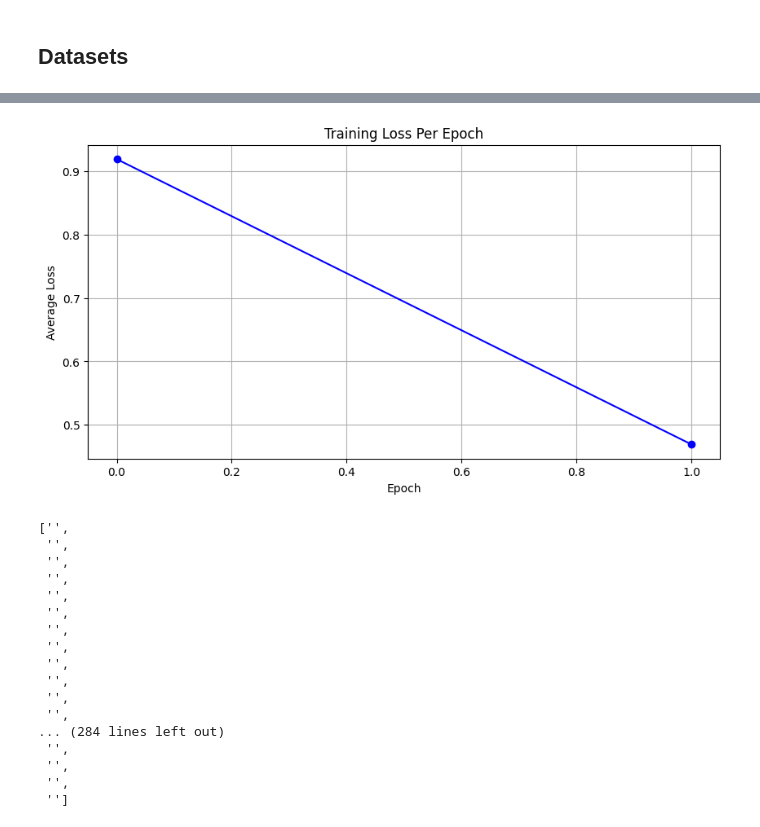
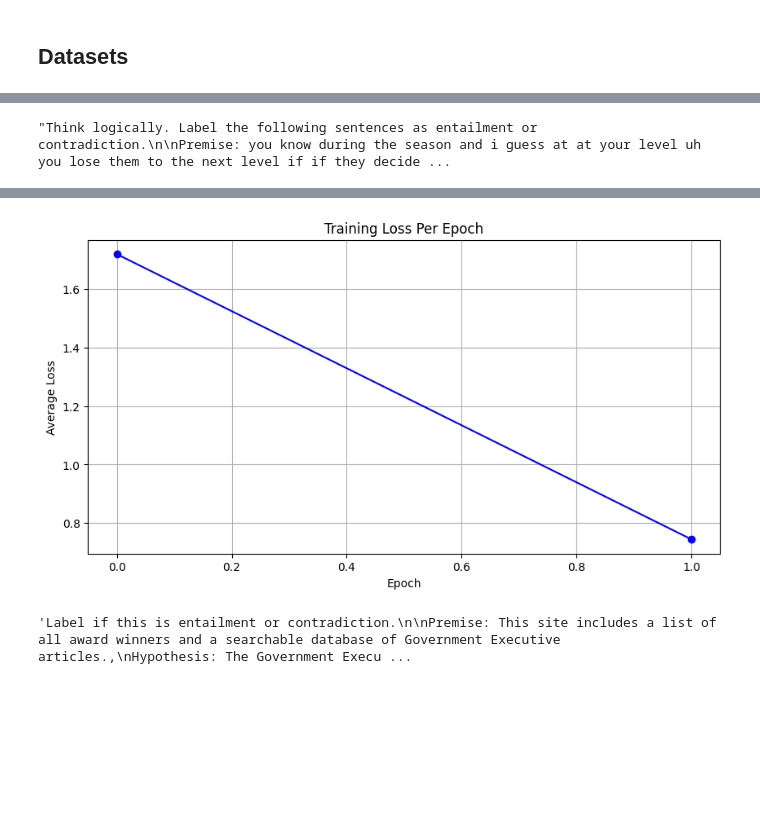
Before and after one commit to upadraj/In-context, a Jupyter notebook: integrate_data_teacher_student.ipynb, the cells around one changed output, grey strips where cells are left out. Saved outputs shown, nothing was run; the diff lists cells and outputs as text; code cells hidden in the pictures; blank space fills up the shorter version.

Commit message:
adjust teacher prompt, increase prompt flexibility

```diff
--- a/integrate_data_teacher_student.ipynb
+++ b/integrate_data_teacher_student.ipynb
@@ -35,7 +35,9 @@ student_model = OPTForCausalLM.from_pretrained("facebook/opt-125m") # student mo
 data_set_used='mnli'
 datasets, labels, num_labels = load_glue_datasets(data_set_used)
 # %%
-def create_batch_token(dataset_name, datasets,tokenizer,num_shots=1, device = 'cpu', split='train',len_subset=300):
+def create_batch_token(
+    dataset_name, datasets, tokenizer, num_shots=1, device = 'cpu', split='train', len_subset=300
+):
     batch_tokens = []
     batch_strings = []
     datasets = datasets[split]
@@ -45,8 +47,9 @@ def create_batch_token(dataset_name, datasets,tokenizer,num_shots=1, device = 'c
                 dataset_name,
                 datasets,
                 num_shots,
-                teacher_description=""
-                from_indices=list(range(i, i + num_shots))
+                teacher_description="Think logically. Label the following sentences as entailment or contradiction.",
+                from_indices=list(range(i, i + num_shots)),
+                balanced=True
             )
             token_data= {
                 'context':(tokenizer(context, return_tensors="pt")).to(device),
@@ -70,9 +73,9 @@ def create_batch_token(dataset_name, datasets,tokenizer,num_shots=1, device = 'c
     return batch_tokens, batch_strings
 
 train_data_tokens, train_data_strings = create_batch_token(
-    data_set_used, datasets, num_shots=3, tokenizer=tokenizer, device=device
+    data_set_used, datasets, num_shots=4, tokenizer=tokenizer, device=device
 )
 student_prompt_tokens, student_prompt_strings = create_batch_token(
-    data_set_used, datasets, num_shots=1, tokenizer=tokenizer, device=device,split= 'validation_matched'
+    data_set_used, datasets, num_shots=1, tokenizer=tokenizer, device=device, split= 'validation_matched'
 )
 # %%
@@ -98,3 +86,16 @@ train_data_strings
+# %%
+teacher_inputs = train_data_tokens[0]['context'].to(device)
+
+
+teacher_outputs = teacher_model.generate(
+    **teacher_inputs,
+    max_length=teacher_inputs['input_ids'].shape[-1] + 2
+).to(device)
+decoded_output = tokenizer.decode(teacher_outputs[0], skip_special_tokens=True)
+# %%
+train_data_strings[0]['context']
+# %% [output]
+"Think logically. Label the following sentences as entailment or contradiction.\n\nPremise: you know during the season and i guess at at your level uh you lose them to the next level if if they decide ...
 # %%
 # Assuming `losses` is the list of epoch losses returned from the `train` function
 def plot_losses(losses):
@@ -106,7 +107,7 @@ def plot_losses(losses):
     plt.grid(True)
     plt.show()
 # %%
-def train(data, epochs=2, batch_size=16, device='cpu'):
+def train(data, epochs=10, batch_size=16, device='cpu'):
     student_model.to(device)
     teacher_model.to(device)
 
@@ -127,7 +128,12 @@ def train(data, epochs=2, batch_size=16, device='cpu'):
                 teacher_inputs = data[index]['context'].to(device)
                 student_inputs = data[index]['query'].to(device)
 
-                teacher_outputs = teacher_model.generate(**teacher_inputs, max_length=teacher_inputs['input_ids'].shape[-1] + 1, output_scores=True, return_dict_in_generate=True)
+                teacher_outputs = teacher_model.generate(
+                    **teacher_inputs,
+                    max_length=teacher_inputs['input_ids'].shape[-1] + 2,
+                    output_scores=True,
+                    return_dict_in_generate=True
+                )
                 teacher_probs = torch.nn.functional.softmax(teacher_outputs.scores[0], dim=-1)
 
                 student_logits = student_model(**student_inputs).logits
@@ -158,5 +164,5 @@ def train(data, epochs=2, batch_size=16, device='cpu'):
     # torch.save(student_model, './models/student.pth')
 
 
-train(train_data, device=device)
+train(train_data_tokens, device=device)
 # %% [output]
@@ -166,4 +172,4 @@ Total loss : 1.407398842740804
-[figure, old version]
+[figure, new version]
 # %%
 def predict(model, source, target=None, device='cpu'):
     predict = []
@@ -180,20 +187,0 @@ predict = predict(student_model, student_prompt_token, device=device)
-# %%
-predict
-# %% [output]
-['',
- '',
- '',
- '',
- '',
- '',
- '',
- '',
- '',
- '',
- '',
- '',
-... (284 lines left out)
- '',
- '',
- '',
- '']
@@ -199,0 +197,4 @@ predict
+# %%
+decoded_output
+# %% [output]
+'Label if this is entailment or contradiction.\n\nPremise: This site includes a list of all award winners and a searchable database of Government Executive articles.,\nHypothesis: The Government Execu ...
```
Also changed, not shown: parts of 5 cells of this notebook, 1 other file.
